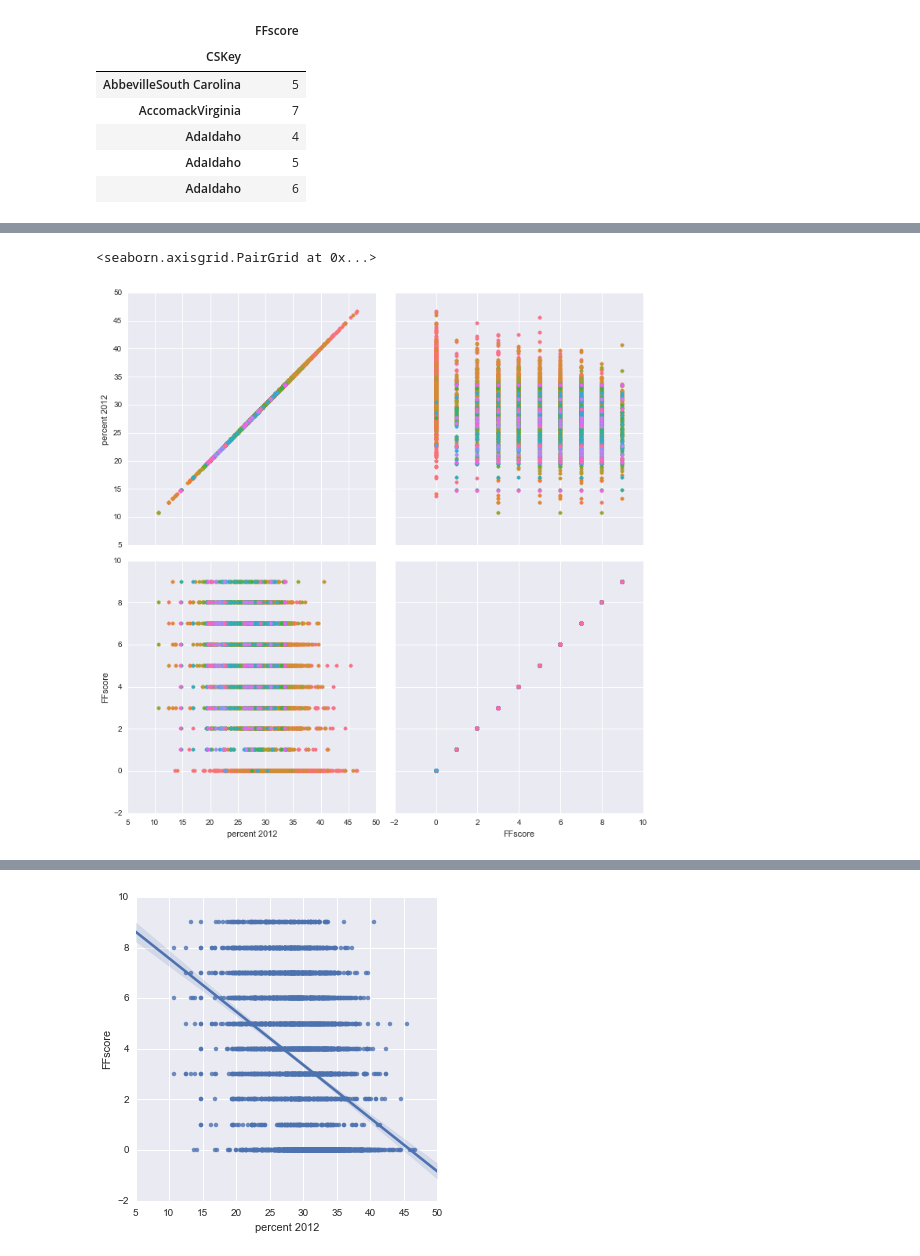
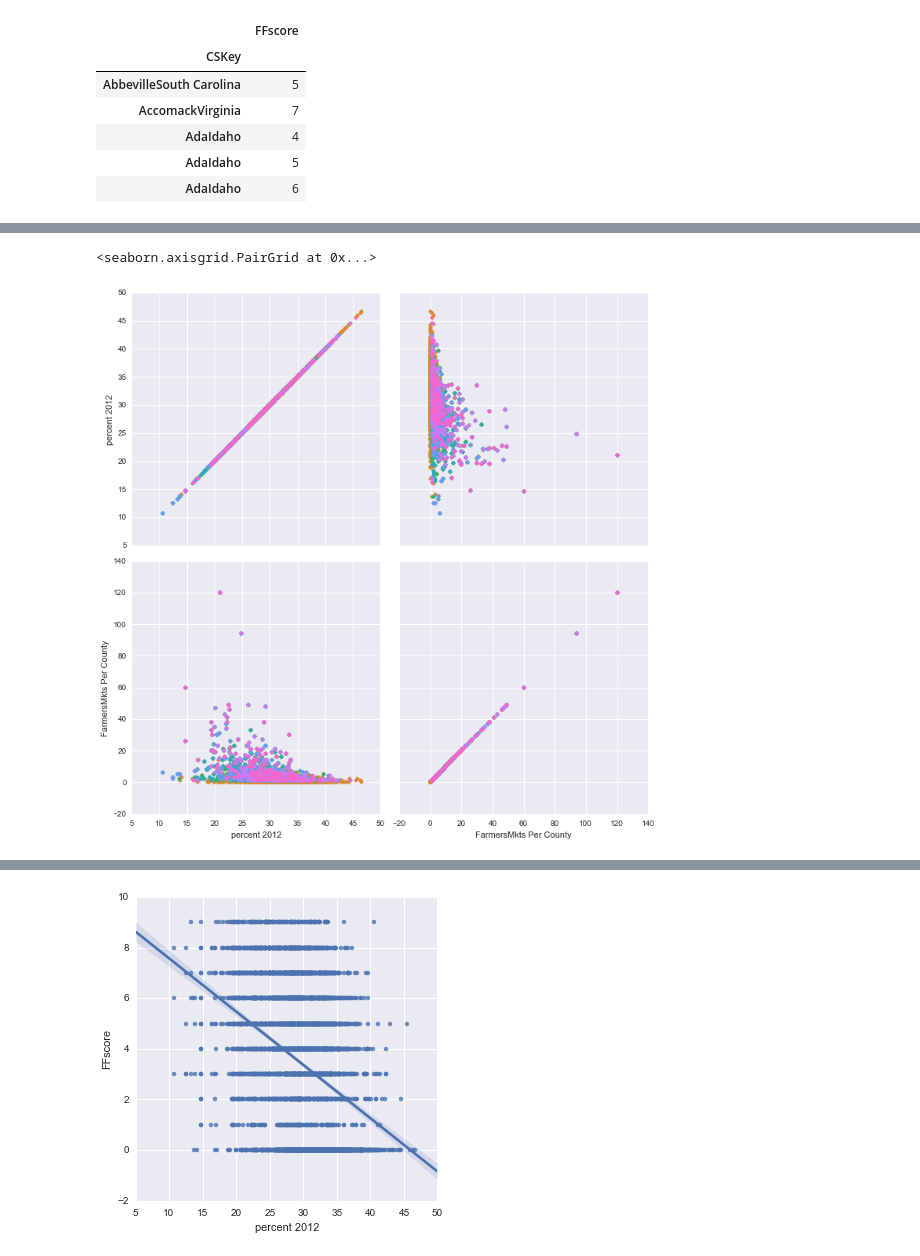
Before and after one commit to ahellman21/ASH, a Jupyter notebook: 1FarmersMkts.ipynb, the cells around one changed output, grey strips where cells are left out. Drawn from its saved outputs; the diff is of its cells as text; code cells hidden in the pictures.

```diff
--- a/1FarmersMkts.ipynb
+++ b/1FarmersMkts.ipynb
@@ -240,12 +238,12 @@ from matplotlib.colors import ListedColormap
 from sklearn import feature_selection
 from sklearn.neighbors import KNeighborsClassifier as KNN
 # %%
-g = sns.PairGrid(Ob_set, vars=["percent 2012", "FFscore"],
-                 hue="FarmersMkts Per County", aspect=1, size=5)
+g = sns.PairGrid(Ob_set, vars=["percent 2012", "FarmersMkts Per County"],
+                 hue="FFscore", aspect=1, size=5)
 g.map(plt.scatter)
 # %% [output]
 <seaborn.axisgrid.PairGrid at 0x...>
-[figure, old version]
+[figure, new version]
 # %%
 X = Ob_set.ix[:,:-1]
 y = Ob_set.ix[:,-1]
```
Also changed, not shown: parts of 5 cells of this notebook, 3 other files.
